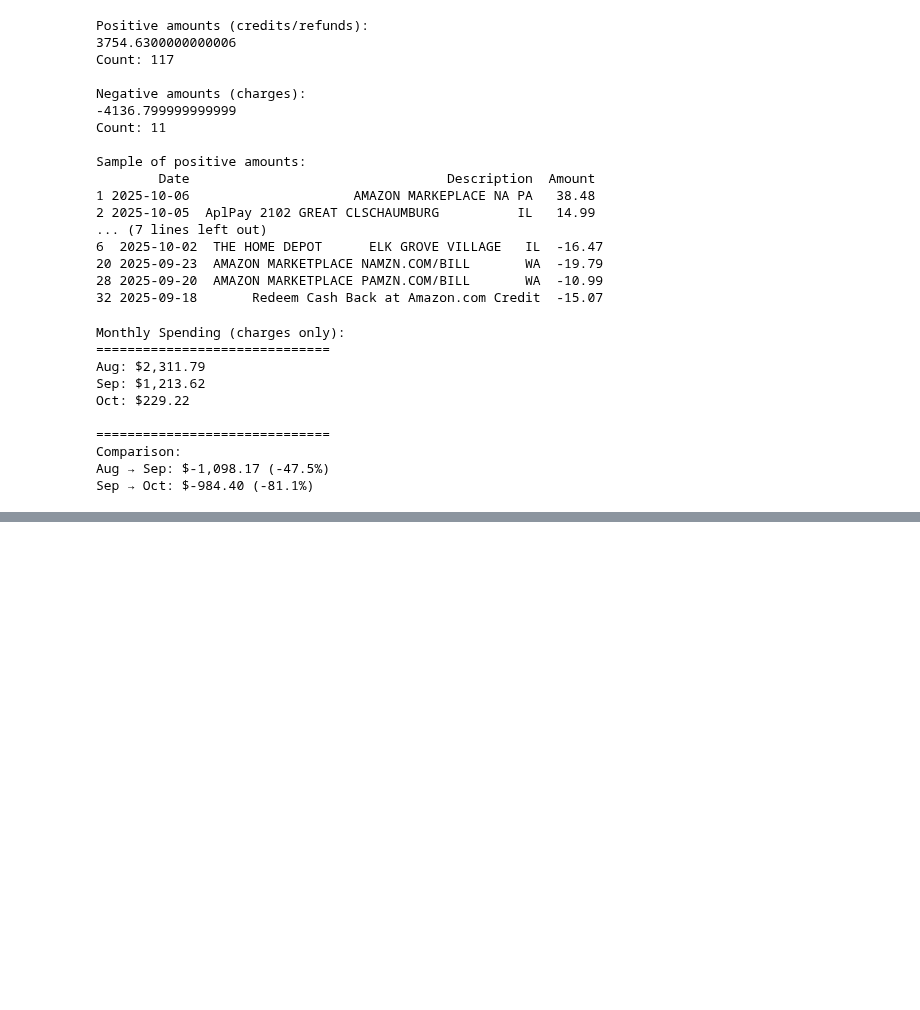
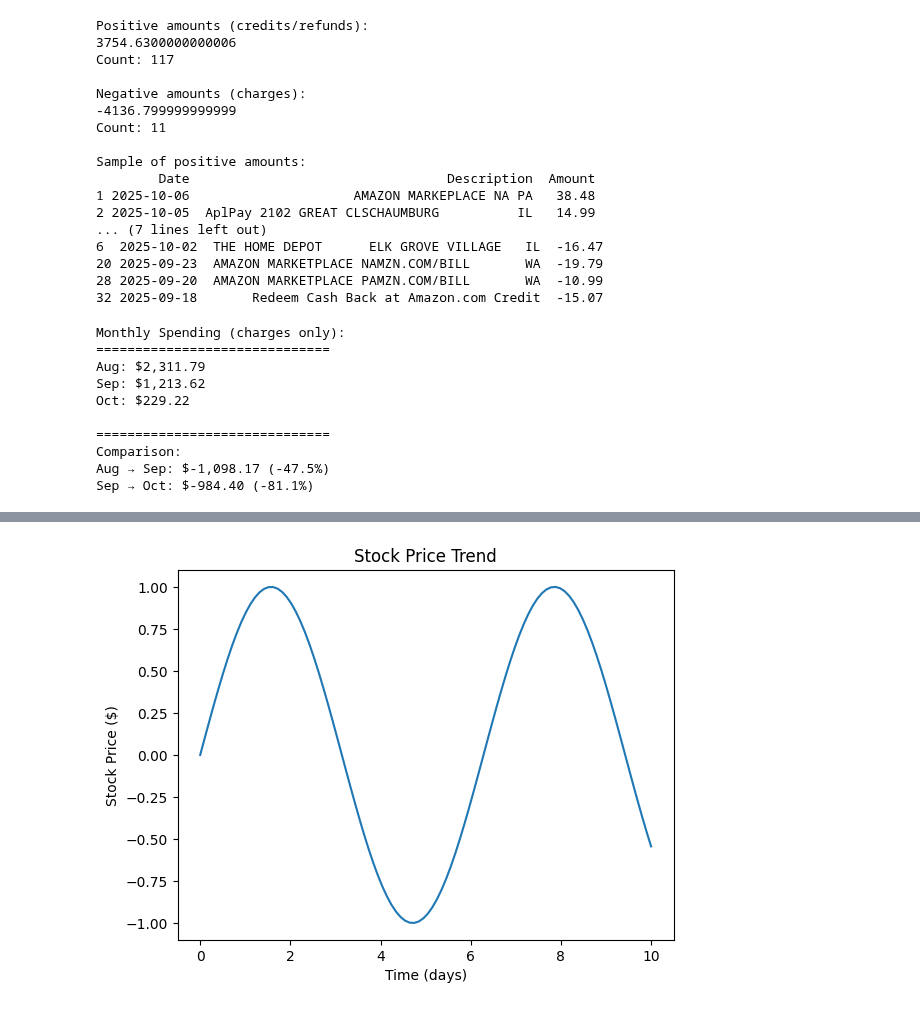
Before and after one commit to pavantips/flask, a Jupyter notebook: cc monthly spend.ipynb, the cells around one changed output, grey strips where cells are left out. Saved outputs shown, nothing was run; the diff lists cells and outputs as text; code cells hidden in the pictures; blank space fills up the shorter version.

```diff
--- a/cc monthly spend.ipynb
+++ b/cc monthly spend.ipynb
@@ -684,0 +780,14 @@ Sep → Oct: $-984.40 (-81.1%)
+# %%
+import matplotlib.pyplot as plt
+import numpy as np
+
+x = np.linspace(0, 10, 100)  # Generate 100 evenly spaced points from 0 to 10
+y = np.sin(x)  # Compute the sine of each x value
+
+plt.plot(x, y)
+plt.xlabel('Time (days)')  # Label the x-axis
+plt.ylabel('Stock Price ($)')  # Label the y-axis
+plt.title('Stock Price Trend')  # Add a title
+plt.show()  # Display the plot
+# %% [output]
+[figure, added]
```
Also changed, not shown: parts of 8 cells of this notebook, 1 other file.
